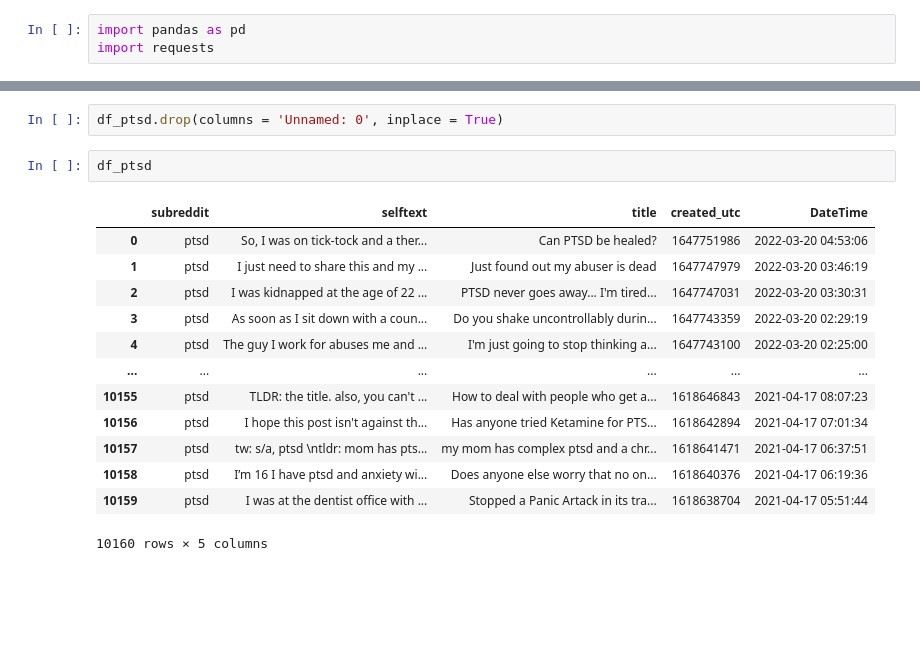
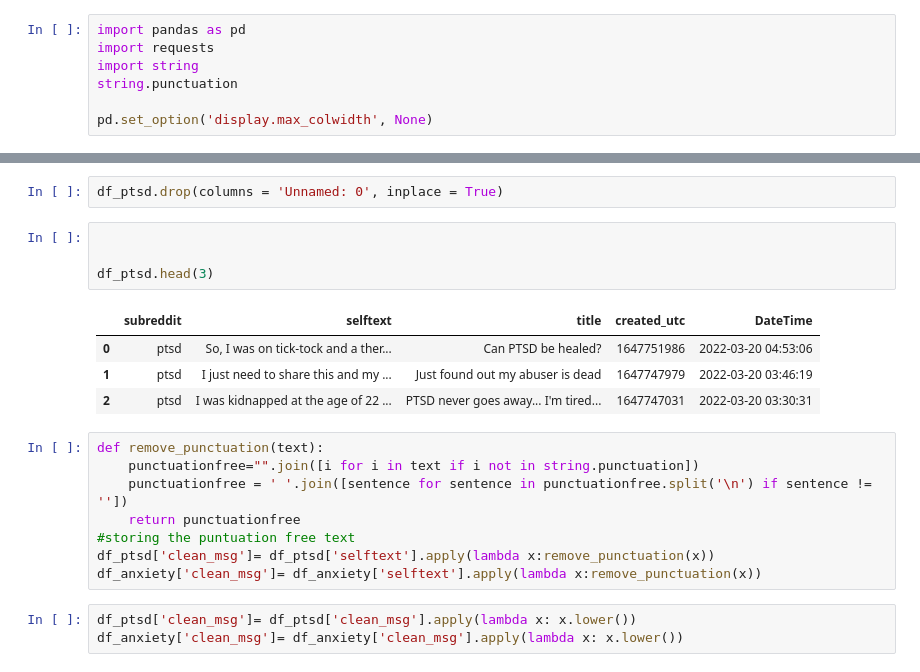
Before and after one commit to msamhz/GA-Lessons, a Jupyter notebook: project_3/Sample_test.ipynb, the cells around one changed output, grey strips where cells are left out. Saved outputs shown, nothing was run; the diff lists cells and outputs as text; blank space fills up the shorter version.

```diff
--- a/project_3/Sample_test.ipynb
+++ b/project_3/Sample_test.ipynb
@@ -1,6 +1,10 @@
 # %%
 import pandas as pd
 import requests
+import string
+string.punctuation
+
+pd.set_option('display.max_colwidth', None)
 # %%
 # # to create data frame for Anxiety
 
@@ -202,18 +206,22 @@ df_anxiety
 # %%
 df_ptsd.drop(columns = 'Unnamed: 0', inplace = True)
 # %%
-df_ptsd
+
+
+df_ptsd.head(3)
 # %% [output]
 |  | subreddit | selftext | title | created_utc | DateTime |
 | 0 | ptsd | So, I was on tick-tock and a ther... | Can PTSD be healed? | 1647751986 | 2022-03-20 04:53:06 |
 | 1 | ptsd | I just need to share this and my ... | Just found out my abuser is dead | 1647747979 | 2022-03-20 03:46:19 |
 | 2 | ptsd | I was kidnapped at the age of 22 ... | PTSD never goes away... I'm tired... | 1647747031 | 2022-03-20 03:30:31 |
-| 3 | ptsd | As soon as I sit down with a coun... | Do you shake uncontrollably durin... | 1647743359 | 2022-03-20 02:29:19 |
-| 4 | ptsd | The guy I work for abuses me and ... | I'm just going to stop thinking a... | 1647743100 | 2022-03-20 02:25:00 |
-| ... | ... | ... | ... | ... | ... |
-| 10155 | ptsd | TLDR: the title. also, you can't ... | How to deal with people who get a... | 1618646843 | 2021-04-17 08:07:23 |
-| 10156 | ptsd | I hope this post isn't against th... | Has anyone tried Ketamine for PTS... | 1618642894 | 2021-04-17 07:01:34 |
-| 10157 | ptsd | tw: s/a, ptsd \ntldr: mom has pts... | my mom has complex ptsd and a chr... | 1618641471 | 2021-04-17 06:37:51 |
-| 10158 | ptsd | I’m 16 I have ptsd and anxiety wi... | Does anyone else worry that no on... | 1618640376 | 2021-04-17 06:19:36 |
-| 10159 | ptsd | I was at the dentist office with ... | Stopped a Panic Artack in its tra... | 1618638704 | 2021-04-17 05:51:44 |
-10160 rows × 5 columns
+# %%
+def remove_punctuation(text):
+    punctuationfree="".join([i for i in text if i not in string.punctuation])
+    punctuationfree = ' '.join([sentence for sentence in punctuationfree.split('\n') if sentence != ''])
+    return punctuationfree
+#storing the puntuation free text
+df_ptsd['clean_msg']= df_ptsd['selftext'].apply(lambda x:remove_punctuation(x))
+df_anxiety['clean_msg']= df_anxiety['selftext'].apply(lambda x:remove_punctuation(x))
+# %%
+df_ptsd['clean_msg']= df_ptsd['clean_msg'].apply(lambda x: x.lower())
+df_anxiety['clean_msg']= df_anxiety['clean_msg'].apply(lambda x: x.lower())
```
